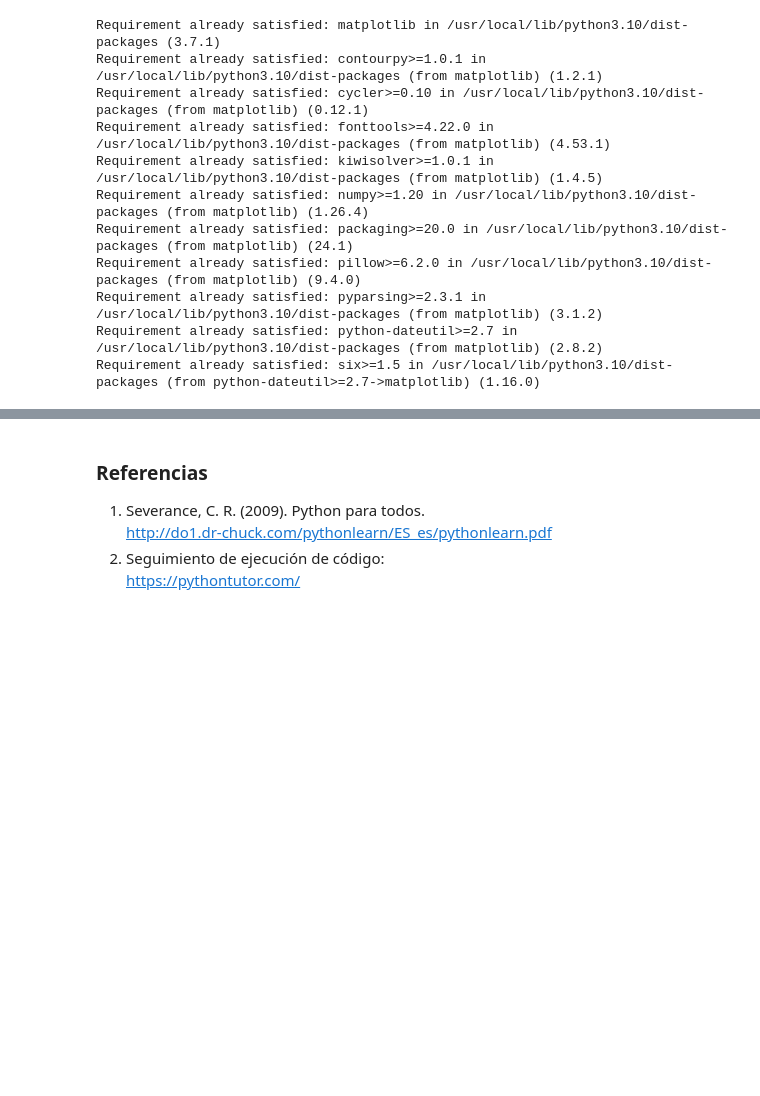
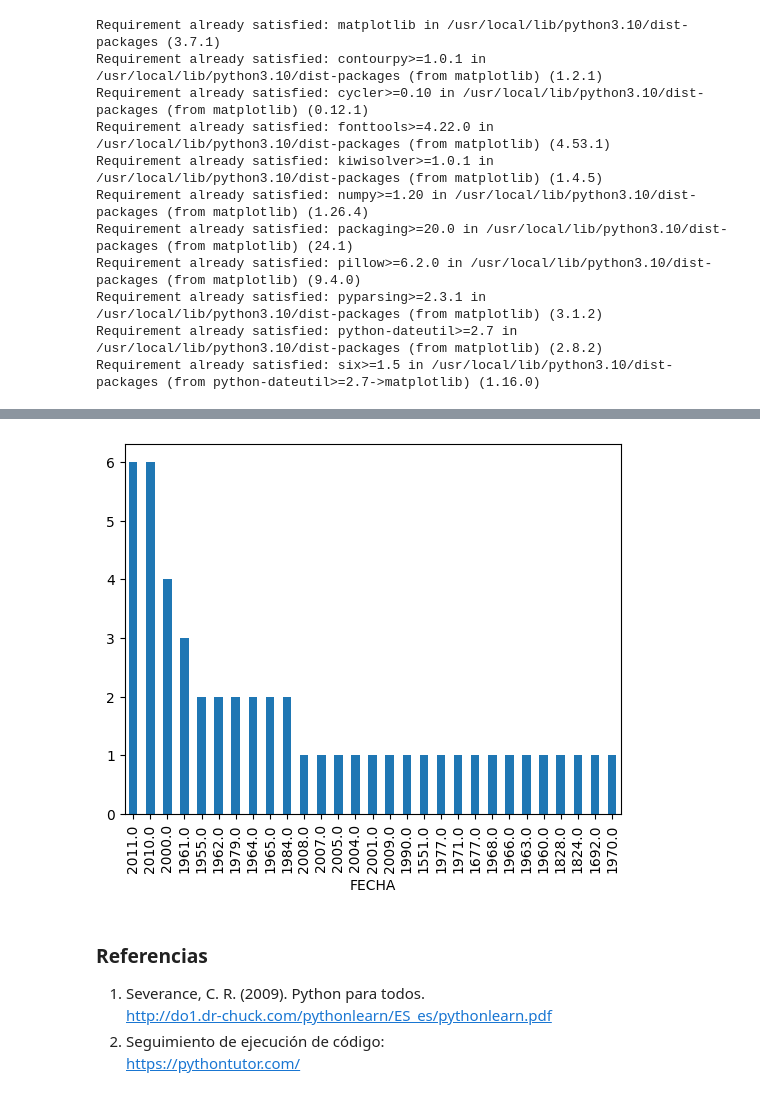
Before and after one commit to EHN8829/EJERCICIO1, a Jupyter notebook: ABC_Python_COLAB.ipynb, the cells around one changed output, grey strips where cells are left out. Drawn from its saved outputs; the diff is of its cells as text; code cells hidden in the pictures; blank space fills up the shorter version.

```diff
--- a/ABC_Python_COLAB.ipynb
+++ b/ABC_Python_COLAB.ipynb
@@ -1295,0 +1386,6 @@ import numpy as np
+# %%
+# Establecemos el formato de fecha para la columna que contiene la información "FECHA DE CREACIÓN"
+df_publicas['FECHA DE CREACIÓN'] = pd.to_datetime(df_publicas['FECHA DE CREACIÓN'], errors='coerce')
+# Se ha empleado 'coerce' para que el análisis no válido se establezca como NaT (Not at time). Luego se llama y se obtiene únicamente el año.
+# %%
+df_publicas['FECHA'] = df_publicas['FECHA DE CREACIÓN'].dt.year
@@ -1295,0 +1499,3 @@ import numpy as np
+# %%
+df_publicas['FECHA'].iloc[0] = float(1551.0)
+df_publicas['FECHA'].iloc[1] = float(1677)
@@ -1296,3 +1554,10 @@ import numpy as np
+# %%
+# Graficamos por fechas
+mi_tabla = df_publicas['FECHA'].value_counts()
+mi_tabla.plot(kind='bar')
+plt.show()
+# %% [output]
+[figure, added]
 # %% [markdown]
 ### Referencias
 
```
Also changed, not shown: parts of 17 cells of this notebook.
